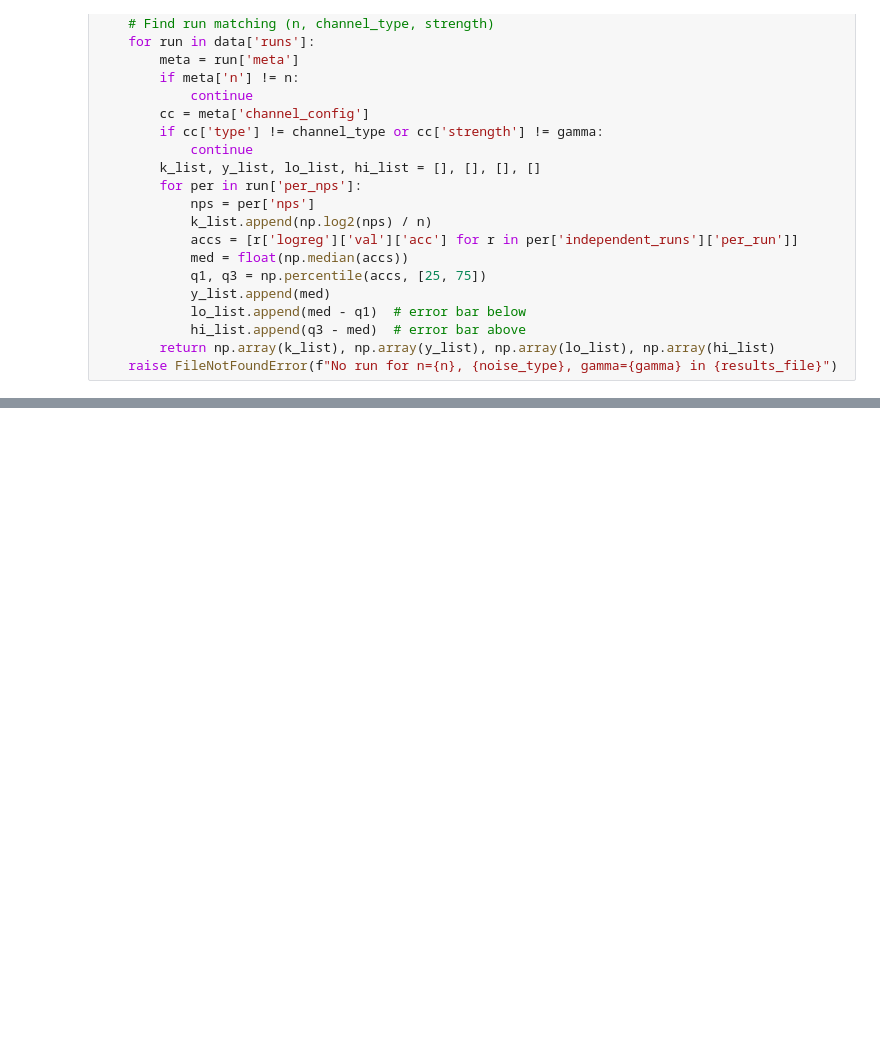
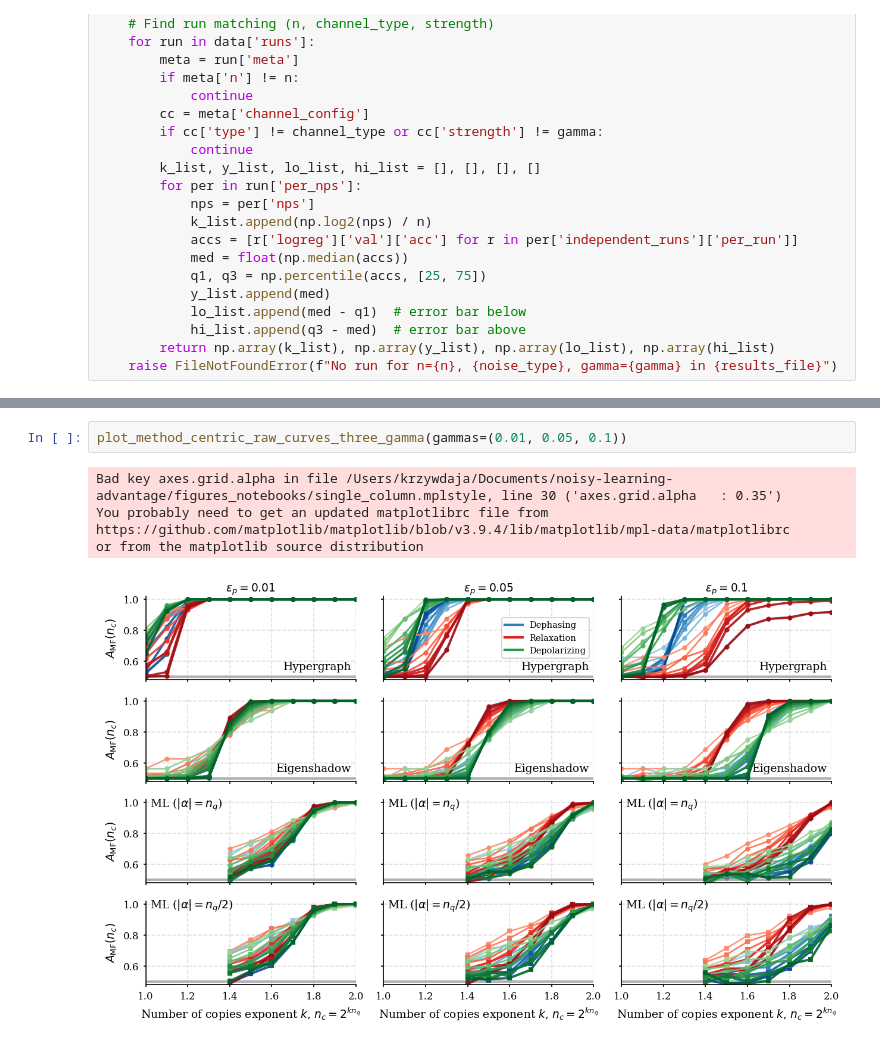
Before and after one commit to jaq-lab/noisy-learning-advantage, a Jupyter notebook: figures_notebooks/fig3_mf_protocols.ipynb, the cells around one changed output, grey strips where cells are left out. Saved outputs shown, nothing was run; the diff lists cells and outputs as text; blank space fills up the shorter version.

```diff
--- a/figures_notebooks/fig3_mf_protocols.ipynb
+++ b/figures_notebooks/fig3_mf_protocols.ipynb
@@ -225,0 +319,8 @@ or from the matplotlib source distribution
+# %%
+plot_method_centric_raw_curves_three_gamma(gammas=(0.01, 0.05, 0.1))
+# %% [output]
+Bad key axes.grid.alpha in file /Users/krzywdaja/Documents/noisy-learning-advantage/figures_notebooks/single_column.mplstyle, line 30 ('axes.grid.alpha   : 0.35')
+You probably need to get an updated matplotlibrc file from
+https://github.com/matplotlib/matplotlib/blob/v3.9.4/lib/matplotlib/mpl-data/matplotlibrc
+or from the matplotlib source distribution
+[figure, added]
```
Also changed, not shown: parts of 2 cells of this notebook, 22 other files.
